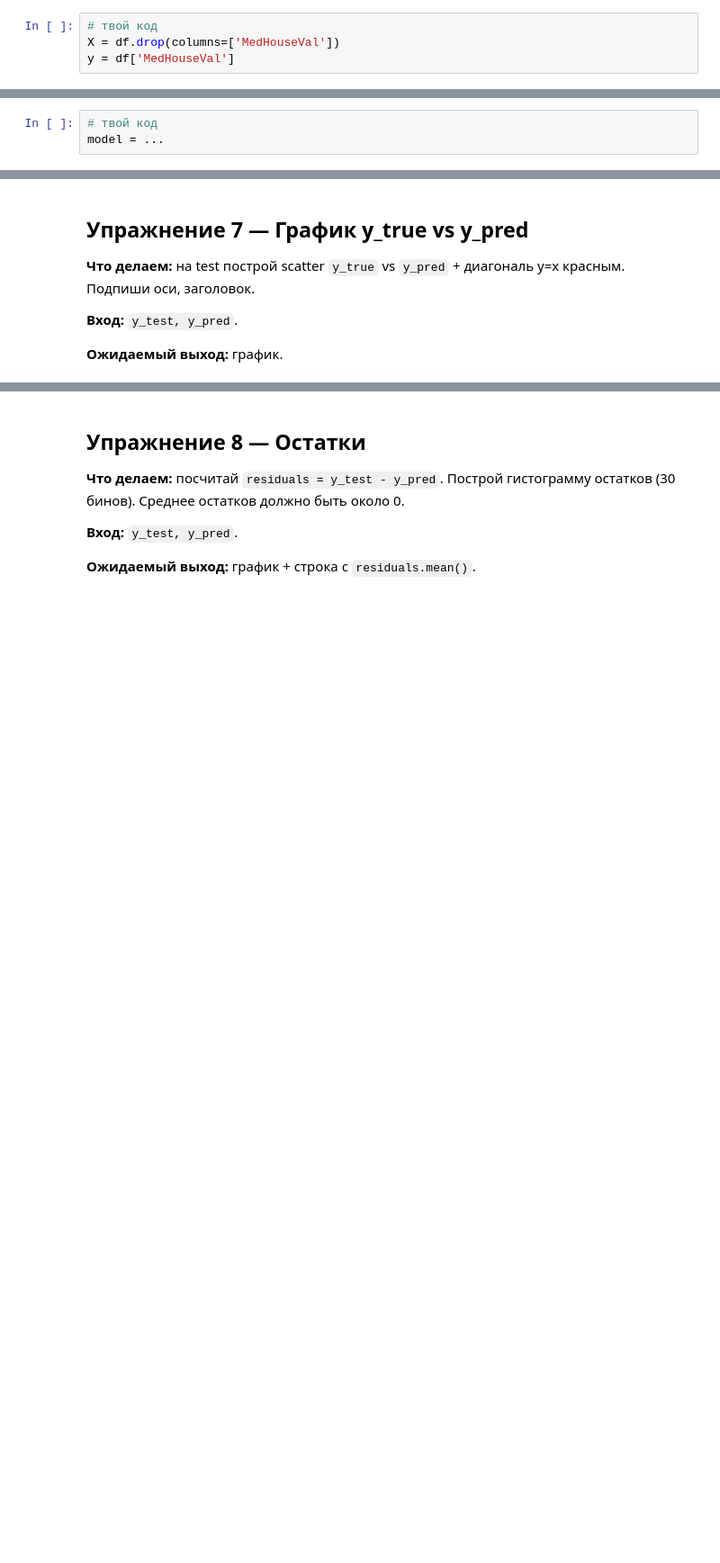
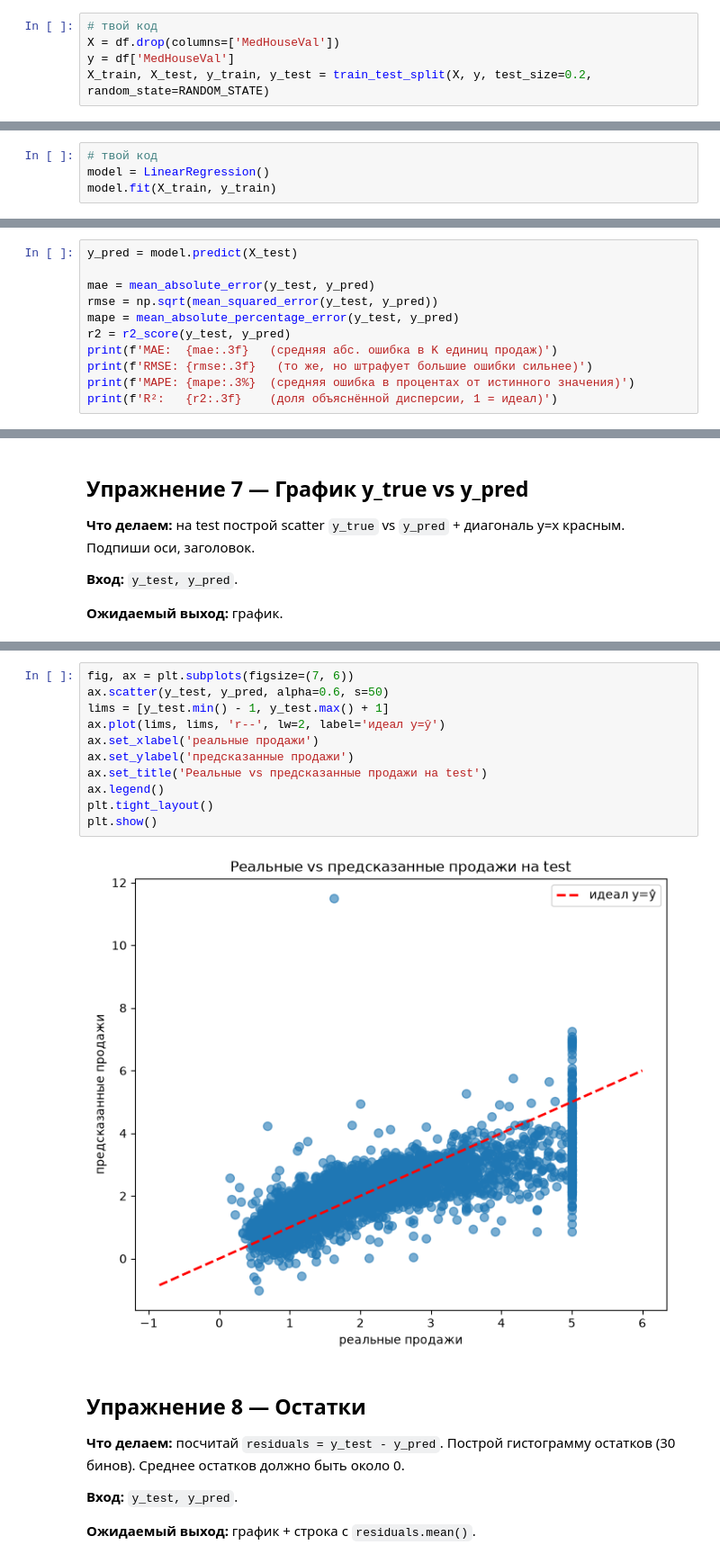
Before and after one commit to kokontsev/mentoring-course, a Jupyter notebook: week_07/02_linreg_sklearn_practice.ipynb, the cells around one changed output, grey strips where cells are left out. Shown at 90% size. Cells and saved outputs as stored; diff of their text form; blank space fills up the shorter version.

```diff
--- a/week_07/02_linreg_sklearn_practice.ipynb
+++ b/week_07/02_linreg_sklearn_practice.ipynb
@@ -83,6 +110,7 @@ df.head()
 # твой код
 X = df.drop(columns=['MedHouseVal'])
 y = df['MedHouseVal']
+X_train, X_test, y_train, y_test = train_test_split(X, y, test_size=0.2, random_state=RANDOM_STATE)
 # %% [markdown]
 ## Упражнение 4 — Обучить baseline LinearRegression
 
@@ -93,4 +121,5 @@ y = df['MedHouseVal']
 **Ожидаемый выход:** обученная модель в переменной `model`.
 # %%
 # твой код
-model = ...
+model = LinearRegression()
+model.fit(X_train, y_train)
@@ -117,0 +163,11 @@ model = ...
+# %%
+y_pred = model.predict(X_test)
+
+mae = mean_absolute_error(y_test, y_pred)
+rmse = np.sqrt(mean_squared_error(y_test, y_pred))
+mape = mean_absolute_percentage_error(y_test, y_pred)
+r2 = r2_score(y_test, y_pred)
+print(f'MAE:  {mae:.3f}   (средняя абс. ошибка в K единиц продаж)')
+print(f'RMSE: {rmse:.3f}   (то же, но штрафует большие ошибки сильнее)')
+print(f'MAPE: {mape:.3%}  (средняя ошибка в процентах от истинного значения)')
+print(f'R²:   {r2:.3f}    (доля объяснённой дисперсии, 1 = идеал)')
@@ -128,3 +187,16 @@ model = ...
+# %%
+fig, ax = plt.subplots(figsize=(7, 6))
+ax.scatter(y_test, y_pred, alpha=0.6, s=50)
+lims = [y_test.min() - 1, y_test.max() + 1]
+ax.plot(lims, lims, 'r--', lw=2, label='идеал y=ŷ')
+ax.set_xlabel('реальные продажи')
+ax.set_ylabel('предсказанные продажи')
+ax.set_title('Реальные vs предсказанные продажи на test')
+ax.legend()
+plt.tight_layout()
+plt.show()
+# %% [output]
+[figure, added]
 # %% [markdown]
 ## Упражнение 8 — Остатки
 
```
Also changed, not shown: parts of 20 cells of this notebook, 2 other files.
